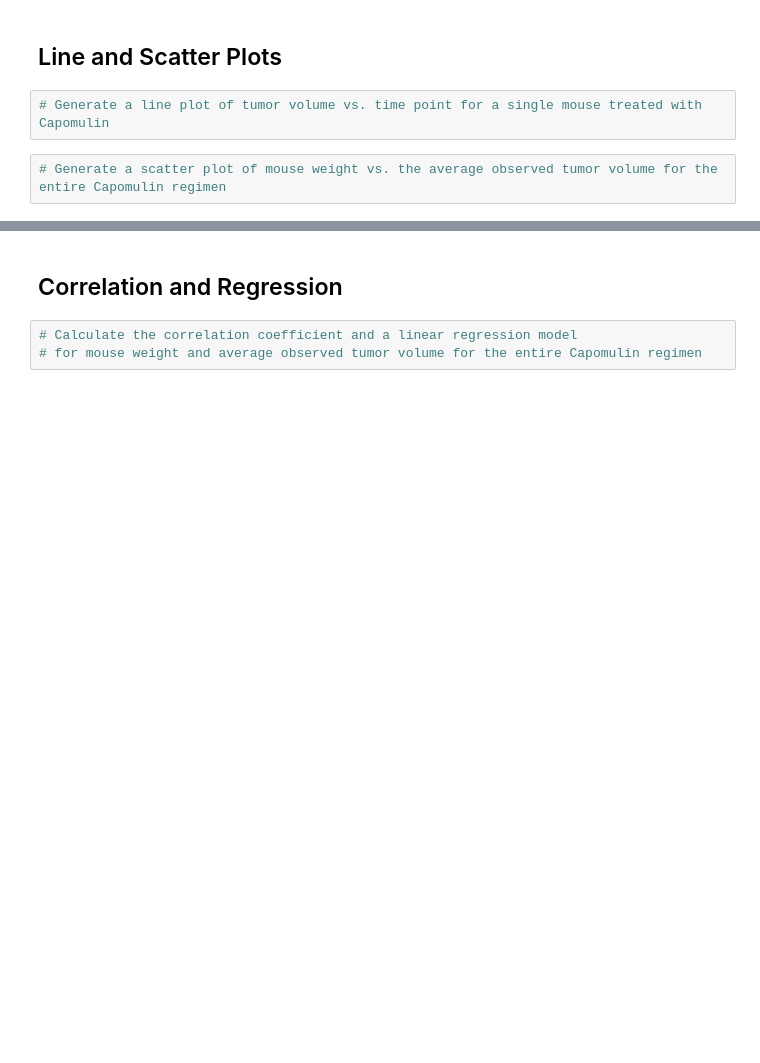
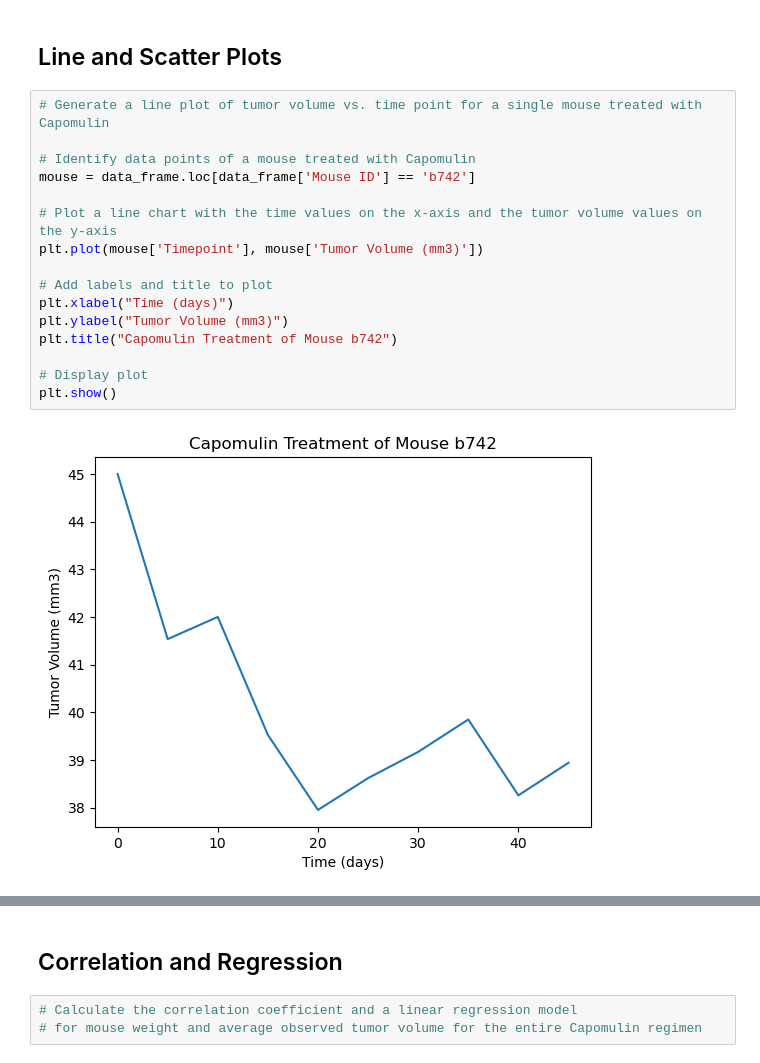
Before and after one commit to ralpm2212/Pymaceuticals, a Jupyter notebook: resources/Pymaceuticals/pymaceuticals_starter.ipynb, the cells around one changed output, grey strips where cells are left out. Saved outputs shown, nothing was run; the diff lists cells and outputs as text; blank space fills up the shorter version.

```diff
--- a/resources/Pymaceuticals/pymaceuticals_starter.ipynb
+++ b/resources/Pymaceuticals/pymaceuticals_starter.ipynb
@@ -213,6 +223,20 @@ TypeError: unsupported operand type(s) for -: 'str' and 'str'
 # %% [markdown]
 ## Line and Scatter Plots
-# %%
-# Generate a line plot of tumor volume vs. time point for a single mouse treated with Capomulin
-# %%
-# Generate a scatter plot of mouse weight vs. the average observed tumor volume for the entire Capomulin regimen
+# %%
+# Generate a line plot of tumor volume vs. time point for a single mouse treated with Capomulin
+
+# Identify data points of a mouse treated with Capomulin
+mouse = data_frame.loc[data_frame['Mouse ID'] == 'b742']
+
+# Plot a line chart with the time values on the x-axis and the tumor volume values on the y-axis
+plt.plot(mouse['Timepoint'], mouse['Tumor Volume (mm3)'])
+
+# Add labels and title to plot
+plt.xlabel("Time (days)")
+plt.ylabel("Tumor Volume (mm3)")
+plt.title("Capomulin Treatment of Mouse b742")
+
+# Display plot
+plt.show()
+# %% [output]
+[figure, added]
```
Also changed, not shown: parts of 5 cells of this notebook, 2 other files.
